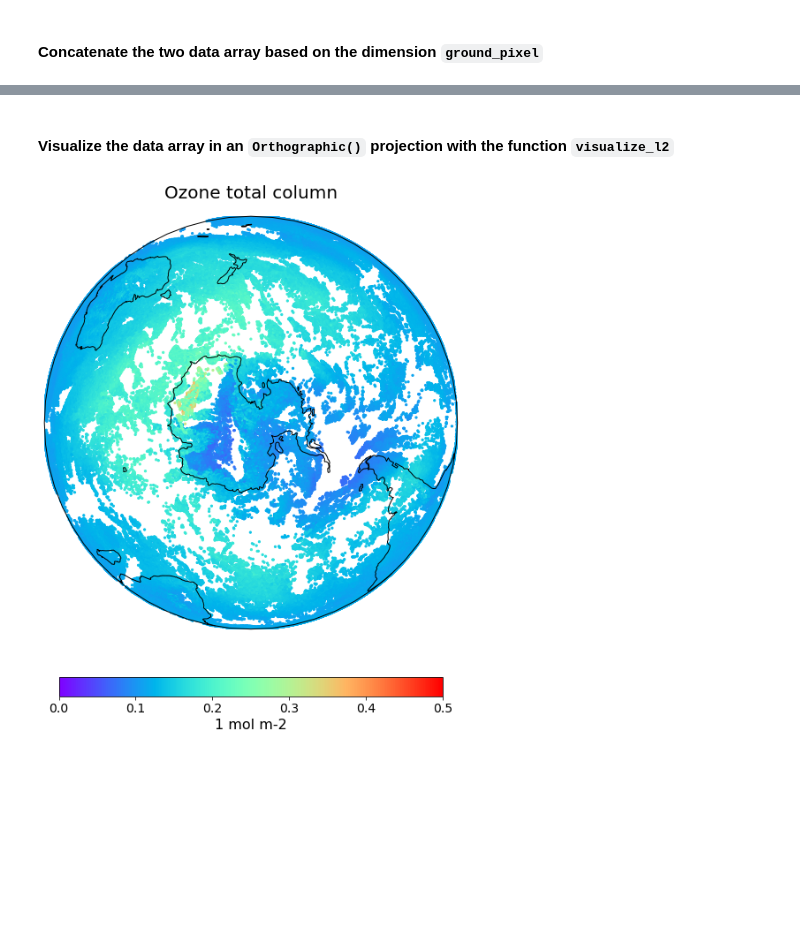
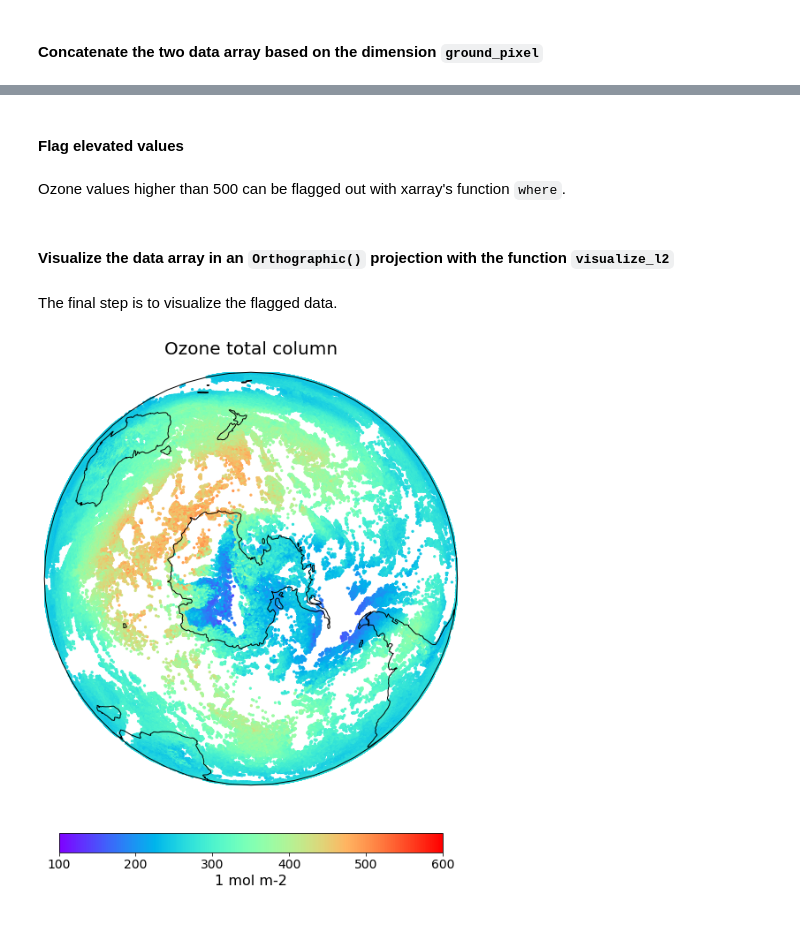
Before and after one commit to federicofierli1/LTPy_Notebooks_satellite_copernicus, a Jupyter notebook: 341_ltpy_Ozone_hole_case_study.ipynb, the cells around one changed output, grey strips where cells are left out. Cells and saved outputs as stored; diff of their text form; code cells hidden in the pictures; blank space fills up the shorter version.

```diff
--- a/341_ltpy_Ozone_hole_case_study.ipynb
+++ b/341_ltpy_Ozone_hole_case_study.ipynb
@@ -256,9 +260,19 @@ o3_da_2ab = xr.concat([o3_da_2a, o3_da_2b], dim='ground_pixel')
+# %%
+o3_da_2ab_du = o3_da_2ab * 2241
+# %% [markdown]
+#### Flag elevated values
+# %% [markdown]
+Ozone values higher than 500 can be flagged out with xarray's function `where`.
+# %%
+o3_da_2ab_du_flagged = xr.where(o3_da_2ab_du > 500, np.nan, o3_da_2ab_du)
 # %% [markdown]
 #### Visualize the data array in an `Orthographic()` projection with the function `visualize_l2`
+# %% [markdown]
+The final step is to visualize the flagged data.
 # %%
-visualize_l2(o3_da_2ab, 1, ccrs.Orthographic(180,-90),0,0.5, 5,'rainbow','mol m-2','Ozone total column',set_global=True)
+visualize_l2(o3_da_2ab_du_flagged, 1, ccrs.Orthographic(180,-90),100,600, 5,'rainbow','mol m-2','Ozone total column',set_global=True)
 # %% [output]
-[figure, old version]
+[figure, new version]
 # %% [markdown]
 <br>
 # %% [markdown]
```
Also changed, not shown: parts of 4 cells of this notebook, 3 other files.
